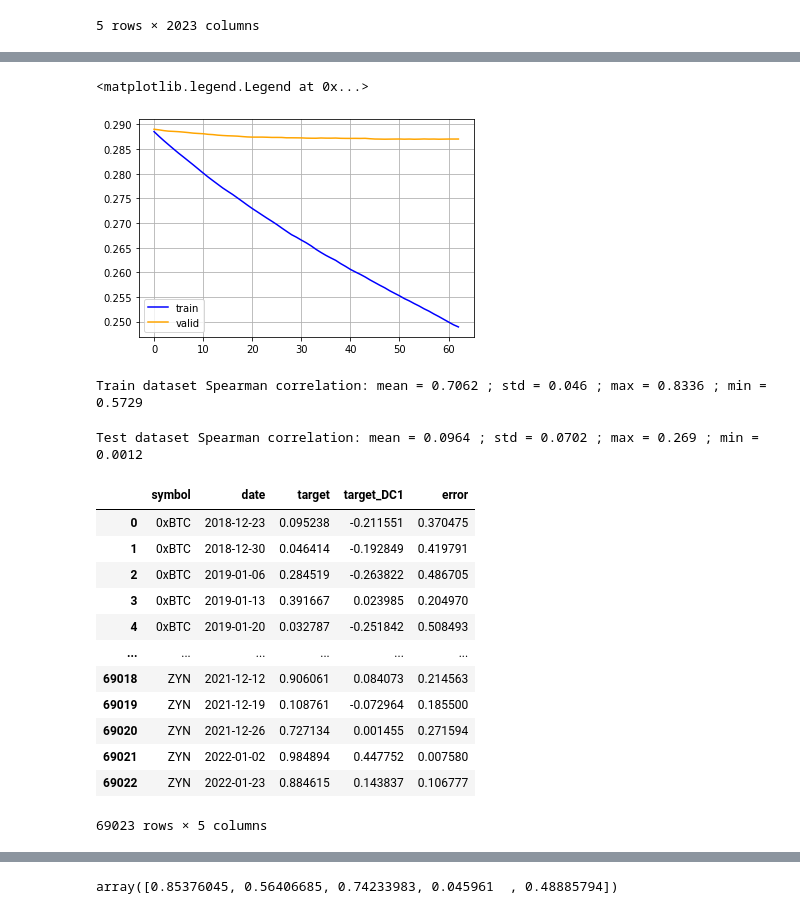
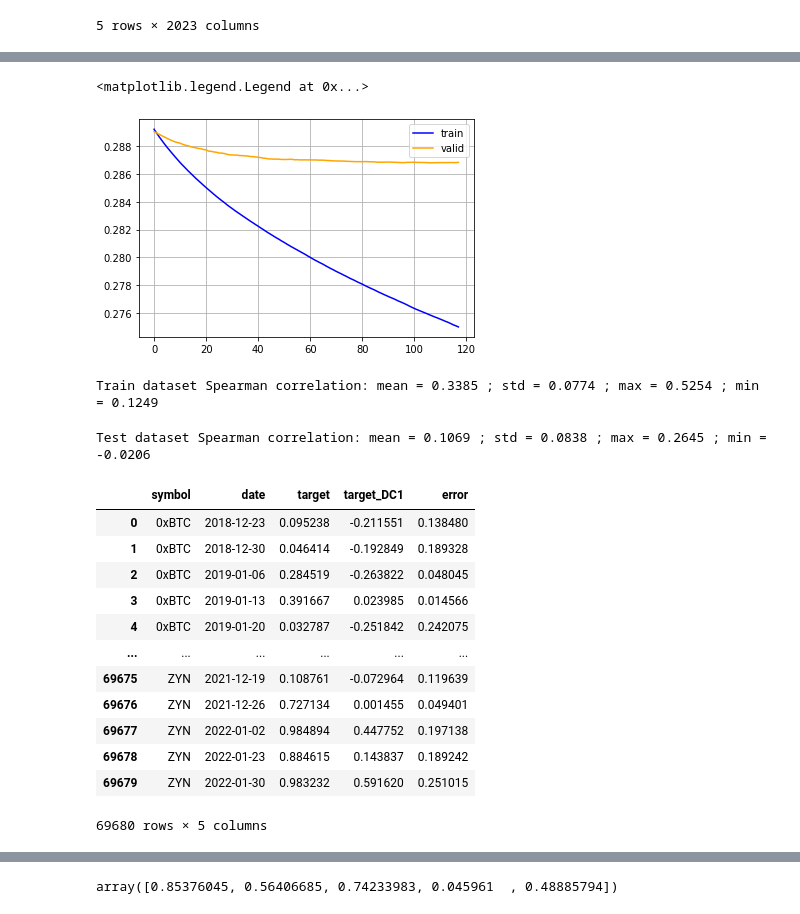
Before and after one commit to Bibhash123/competition_quickstart_dataloader, a Jupyter notebook: gbm-models-lgb.ipynb, the cells around one changed output, grey strips where cells are left out. Drawn from its saved outputs; the diff is of its cells as text; code cells hidden in the pictures.

```diff
--- a/gbm-models-lgb.ipynb
+++ b/gbm-models-lgb.ipynb
@@ -190,24 +191,26 @@ train_set.head()
 # %%
 with_target = True
 # %%
-from xgboost import XGBRegressor
+import lightgbm as lgb
 
-params = {'objective' : "reg:squarederror",
-          'n_estimators' : 1000,
-          'tree_method' : "gpu_hist",
+params = {'boosting_type': 'gbdt',
+          'n_estimators':1000,
+          'objective': 'regression',
           'learning_rate': 0.03,
           'reg_alpha':0.1,
           'reg_lambda':0.01,
+          'max_depth':9,
           'subsample': 0.8,
           'colsample_bytree':0.8,
-          'colsample_bylevel':0.8,
-          'max_depth':9,
-          "reg_alpha":0.01
-}
+          'colsample_bylevel':0.8
+          }
+evals = {}
 
-def fitXGB(with_target = with_target):
+def fitLGB(with_target = with_target):
   X_train = train_set.drop(['date','symbol','target','target_DC1'], axis = 1)
   X_val = val_set.drop(['date','symbol','target','target_DC1'], axis = 1)
+  cats = ['month','year','day']
+  feature_name = X_train.columns.to_list()
 
   if with_target:
     Y_train = train_set['target']
@@ -216,11 +219,16 @@ def fitXGB(with_target = with_target):
     Y_train = train_set['target_DC1']
     Y_val = val_set['target_DC1']
 
-  reg = XGBRegressor(**params)
-  reg.fit(X_train,Y_train, eval_metric = "rmse",
-          eval_set=[(X_train,Y_train),(X_val,Y_val)],
-          early_stopping_rounds = 10)
+  reg = LGBMRegressor(**params)
+  reg.fit(X_train,Y_train,
+          eval_metric = "rmse",
+          feature_name = feature_name ,
+          categorical_feature = cats,
+          early_stopping_rounds = 10,
+          callbacks = [lgb.record_evaluation(evals)],
+          eval_set=[(X_train,Y_train), (X_val,Y_val)],
+          eval_names=['train','valid'])
   return reg
 
-reg = fitXGB()
+reg = fitLGB()
 # %% [output]
@@ -244,13 +252,12 @@ Stopping. Best iteration:
 # %%
-evals = reg.evals_result()
 evaluation_plot = plt.figure()
 plt.grid()
-plt.plot(evals['validation_0']['rmse'],c='blue',label = 'train')
-plt.plot(evals['validation_1']['rmse'],c='orange',label = 'valid')
+plt.plot(evals['train']['rmse'],c='blue',label = 'train')
+plt.plot(evals['valid']['rmse'],c='orange',label = 'valid')
 plt.legend()
 # %% [output]
 <matplotlib.legend.Legend at 0x...>
-[figure, old version]
+[figure, new version]
 # %%
 def predictFunction(xgb,dataset, with_target = with_target):
   files = dataset.copy()
@@ -295,7 +302,7 @@ print('Train dataset Spearman correlation: mean = {} ; std = {} ; max = {} ; min
                                                                                             round(train_spearman[3], 4),
                                                                                             ))
 # %% [output]
-Train dataset Spearman correlation: mean = 0.7062 ; std = 0.046 ; max = 0.8336 ; min = 0.5729
+Train dataset Spearman correlation: mean = 0.3385 ; std = 0.0774 ; max = 0.5254 ; min = 0.1249
 # %%
 pred_val = predictFunction(reg, val_set)
 test_spearman = spearman_by_era(pred_val['predicted_target'].values, val_set['target'].values,
@@ -307,29 +314,29 @@ print('Test dataset Spearman correlation: mean = {} ; std = {} ; max = {} ; min
                                                                                             round(test_spearman[3], 4),
                                                                                             ))
 # %% [output]
-Test dataset Spearman correlation: mean = 0.0964 ; std = 0.0702 ; max = 0.269 ; min = 0.0012
+Test dataset Spearman correlation: mean = 0.1069 ; std = 0.0838 ; max = 0.2645 ; min = -0.0206
 # %%
 mse = mean_squared_error(pred_val['predicted_target'],val_set['target'])
 mae = mean_absolute_error(pred_val['predicted_target'],val_set['target'])
 rmse = mean_squared_error(pred_val['predicted_target'],val_set['target'], squared = False)
 # %%
 error = train_set[['symbol','date','target','target_DC1']].copy()
-error['error'] = (error['target_DC1']-reg.predict(train_set.drop(['date','symbol','target','target_DC1'], axis = 1)))**2
+error['error'] = (error['target']-reg.predict(train_set.drop(['date','symbol','target','target_DC1'], axis = 1)))**2
 error
 # %% [output]
 |  | symbol | date | target | target_DC1 | error |
-| 0 | 0xBTC | 2018-12-23 | 0.095238 | -0.211551 | 0.370475 |
-| 1 | 0xBTC | 2018-12-30 | 0.046414 | -0.192849 | 0.419791 |
-| 2 | 0xBTC | 2019-01-06 | 0.284519 | -0.263822 | 0.486705 |
-| 3 | 0xBTC | 2019-01-13 | 0.391667 | 0.023985 | 0.204970 |
-| 4 | 0xBTC | 2019-01-20 | 0.032787 | -0.251842 | 0.508493 |
+| 0 | 0xBTC | 2018-12-23 | 0.095238 | -0.211551 | 0.138480 |
+| 1 | 0xBTC | 2018-12-30 | 0.046414 | -0.192849 | 0.189328 |
+| 2 | 0xBTC | 2019-01-06 | 0.284519 | -0.263822 | 0.048045 |
+| 3 | 0xBTC | 2019-01-13 | 0.391667 | 0.023985 | 0.014566 |
+| 4 | 0xBTC | 2019-01-20 | 0.032787 | -0.251842 | 0.242075 |
 | ... | ... | ... | ... | ... | ... |
-| 69018 | ZYN | 2021-12-12 | 0.906061 | 0.084073 | 0.214563 |
-| 69019 | ZYN | 2021-12-19 | 0.108761 | -0.072964 | 0.185500 |
-| 69020 | ZYN | 2021-12-26 | 0.727134 | 0.001455 | 0.271594 |
-| 69021 | ZYN | 2022-01-02 | 0.984894 | 0.447752 | 0.007580 |
-| 69022 | ZYN | 2022-01-23 | 0.884615 | 0.143837 | 0.106777 |
+| 69675 | ZYN | 2021-12-19 | 0.108761 | -0.072964 | 0.119639 |
+| 69676 | ZYN | 2021-12-26 | 0.727134 | 0.001455 | 0.049401 |
+| 69677 | ZYN | 2022-01-02 | 0.984894 | 0.447752 | 0.197138 |
+| 69678 | ZYN | 2022-01-23 | 0.884615 | 0.143837 | 0.189242 |
+| 69679 | ZYN | 2022-01-30 | 0.983232 | 0.591620 | 0.251015 |
-69023 rows × 5 columns
+69680 rows × 5 columns
 # %%
 error[error['error']==np.max(error['error'])]
 # %% [output]
```
Also changed, not shown: parts of 8 cells of this notebook.
